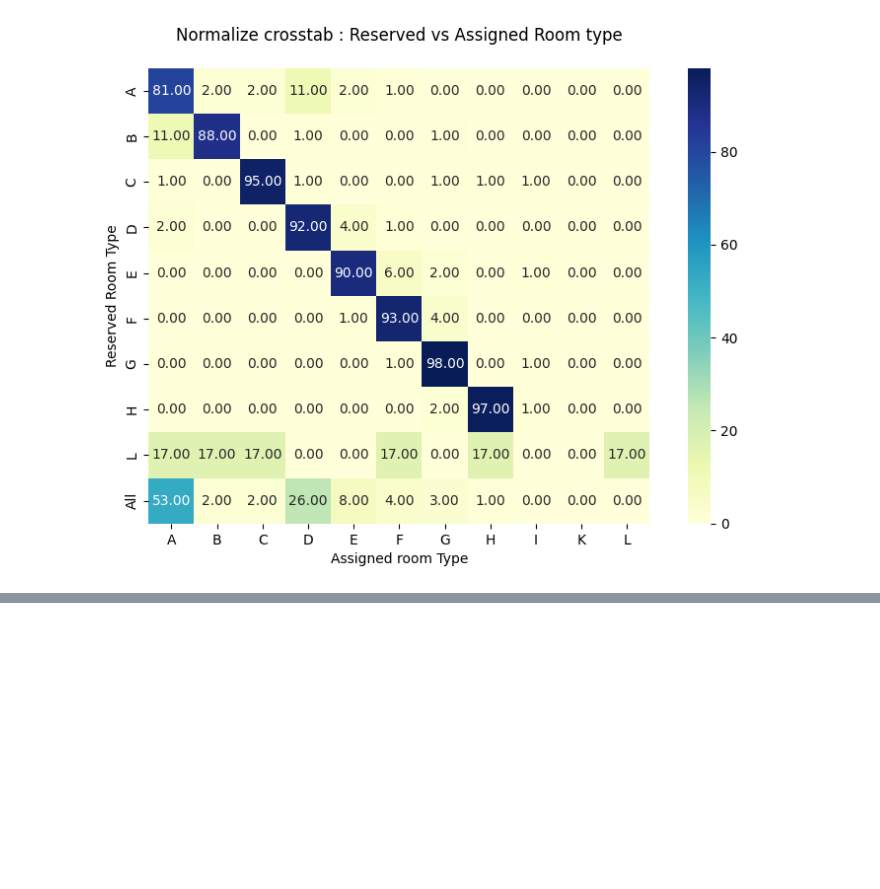
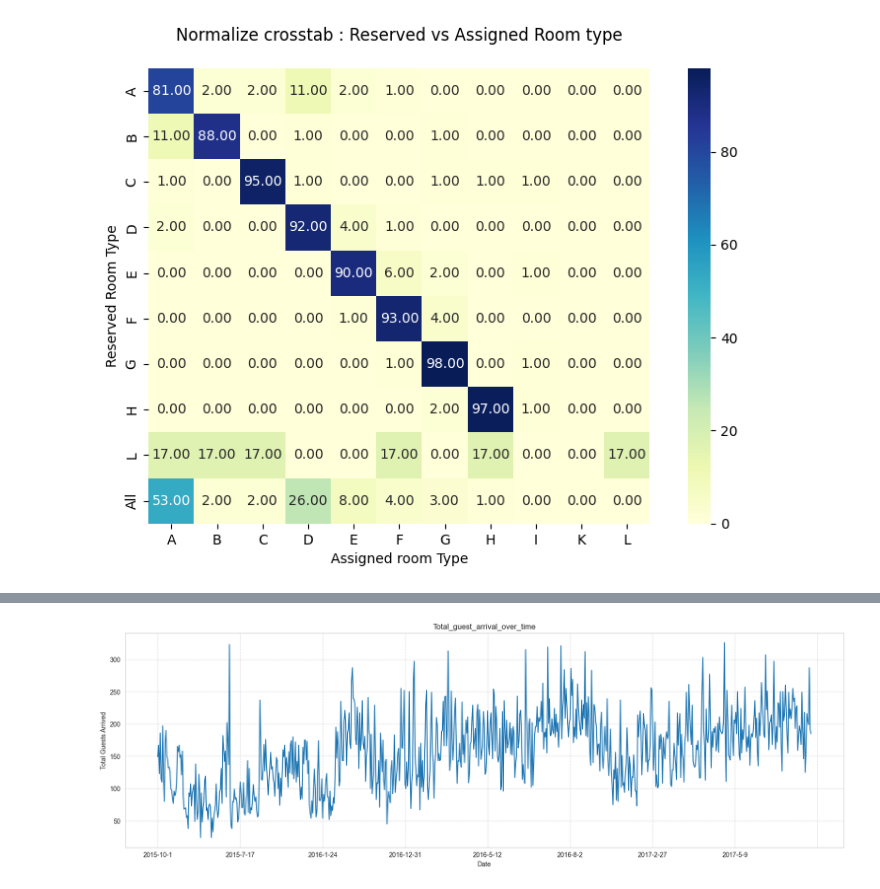
Before and after one commit to Nilanjan2223/Bookin.com, a Jupyter notebook: eda.ipynb, the cells around one changed output, grey strips where cells are left out. Drawn from its saved outputs; the diff is of its cells as text; code cells hidden in the pictures; blank space fills up the shorter version.

```diff
--- a/eda.ipynb
+++ b/eda.ipynb
@@ -230,0 +256,3 @@ The `ci` parameter is deprecated. Use `errorbar=None` for the same effect.
+# %%
+df['arrival_date'] = df['arrival_date_year'].astype(str) + '-' + df['arrival_date_month_index'].astype(str) + '-' + df['arrival_date_day_of_month'].astype(str)
+df['arrival_date'].head()
@@ -230,0 +275,3 @@ The `ci` parameter is deprecated. Use `errorbar=None` for the same effect.
+# %%
+df['total_guests'] = df['adults'] + df['children'] + df['babies']
+df['total_guests'].head()
@@ -230,0 +304,5 @@ The `ci` parameter is deprecated. Use `errorbar=None` for the same effect.
+# %%
+not_cancelled = df[df['is_canceled'] == 0]
+# %%
+guests_arrival = not_cancelled.groupby('arrival_date')['total_guests'].sum()
+guests_arrival.head()
@@ -230,0 +317,14 @@ The `ci` parameter is deprecated. Use `errorbar=None` for the same effect.
+# %%
+plt.figure(figsize=(20, 6))
+
+guests_arrival.plot()
+
+plt.title("Total_guest_arrival_over_time")
+plt.xlabel('Date')
+plt.ylabel('Total Guests Arrived')
+plt.grid(True, linestyle='--', alpha=0.7)
+
+plt.grid(True, linestyle='--', alpha=0.7)
+plt.show()
+# %% [output]
+[figure, added]
```
Also changed, not shown: parts of 9 cells of this notebook.
